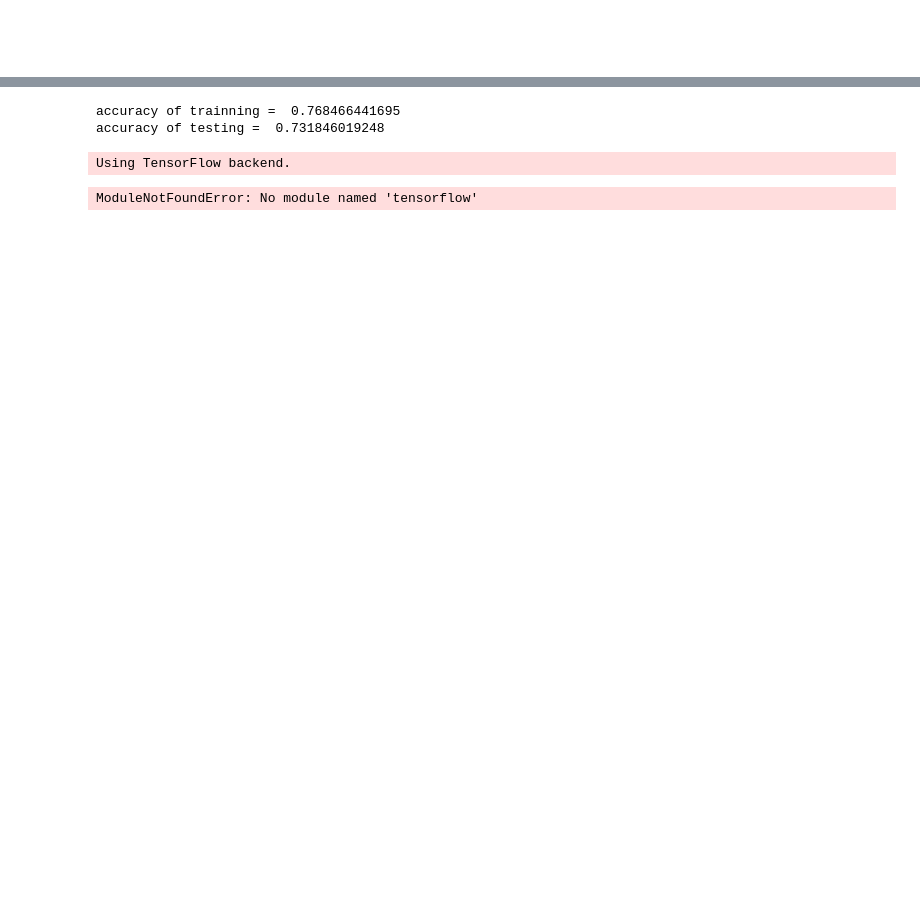
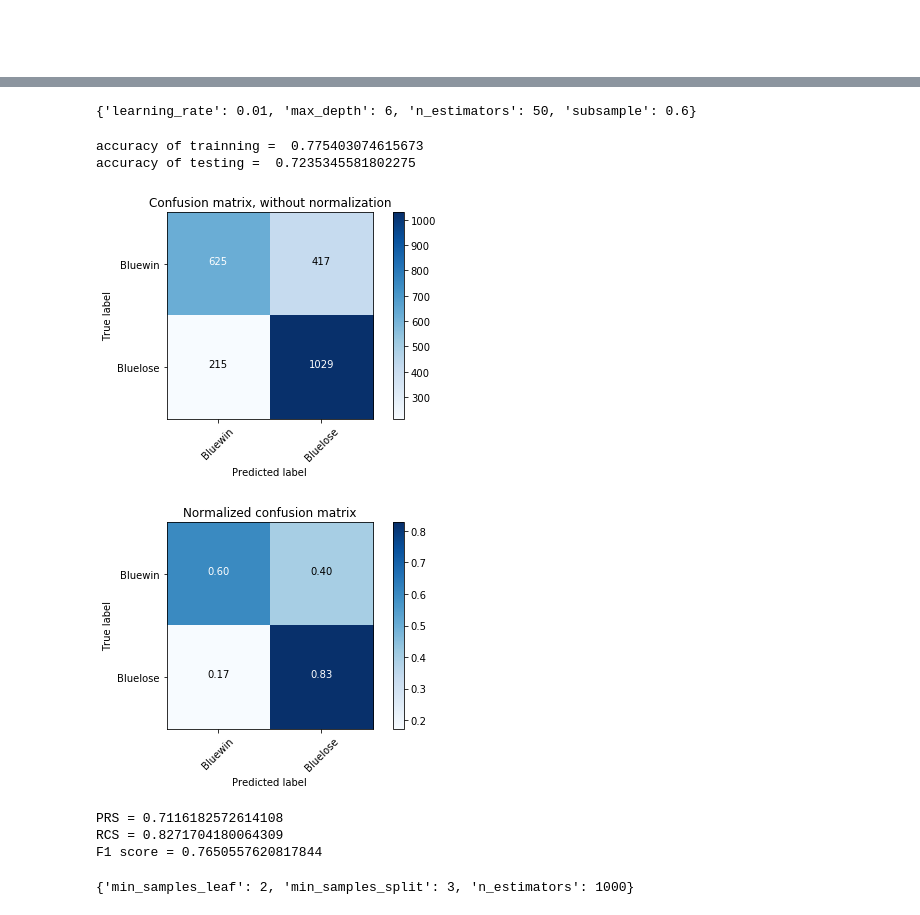
Before and after one commit to xiechenpku/PHBS_TQFML, a Jupyter notebook: Project/LOL.ipynb, the cells around one changed output, grey strips where cells are left out. Saved outputs shown, nothing was run; the diff lists cells and outputs as text; code cells hidden in the pictures; blank space fills up the shorter version.

```diff
--- a/Project/LOL.ipynb
+++ b/Project/LOL.ipynb
@@ -281,33 +379,44 @@ accuracy of testing =  0.698162729659
+# %%
+from xgboost.sklearn import XGBClassifier
+param_grids = {
+    'max_depth' : [6,9,12],
+    'learning_rate': [0.01, 0.02],
+    'n_estimators':[50,100],
+    'subsample':[0.6,0.8,1]
+}
+xgb_clf = XGBClassifier(learning_rate=0.01, n_estimators=50 , max_depth=6, min_child_weight=1,
+                        subsample=1, colsample_bytree=0.7,
+                        reg_alpha = 1, gamma=0.2,objective='binary:logistic',
+                        scale_pos_weight=1.2, silent=0, seed=1000)
+
+hyper_op(xgb_clf,param_grids,X_train = X_train)
+# %% [output]
+{'learning_rate': 0.01, 'max_depth': 6, 'n_estimators': 50, 'subsample': 0.6}
 # %%
 from xgboost.sklearn import XGBClassifier
-xgb_clf = XGBClassifier(learning_rate=0.1, n_estimators=50 , max_depth=4, min_child_weight=1,
+xgb_clf = XGBClassifier(learning_rate=0.01, n_estimators=50 , max_depth=6, min_child_weight=1,
                         subsample=0.6, colsample_bytree=0.7,
-                        reg_alpha = 1, gamma=0.02,objective='binary:logistic',
+                        reg_alpha = 1, gamma=0.2,objective='binary:logistic',
                         scale_pos_weight=1.2, silent=0, seed=1000)
 xgb_clf.fit(X_train,y_train)
-print('accuracy of trainning = ' ,xgb_clf.score(X_train,y_train))
-print('accuracy of testing = ' ,xgb_clf.score(X_test,y_test))
+
+plot_MO(xgb_clf,X_train,X_test)
 # %% [output]
-accuracy of trainning =  0.768466441695
-accuracy of testing =  0.731846019248
+accuracy of trainning =  0.775403074615673
+accuracy of testing =  0.7235345581802275
+[figure, added]
+[figure, added]
+PRS = 0.7116182572614108
+RCS = 0.8271704180064309
+F1 score = 0.7650557620817844
-# %%
-from keras import models, layers, regularizers
-
-def model_nn(droprate, neuron1, neuron2, optm, lr):
-    model = models.Sequential()
-    model.add(layers.Dense(neuron1, activation='relu', kernel_initializer='random_uniform',
-                           kernel_regularizer=regularizers.l2(lr), input_shape=(131,)))
-    model.add(layers.Dropout(droprate))
-    model.add(layers.Dense(neuron2, activation='relu'))
-    model.add(layers.Dropout(droprate))
-    model.add(layers.Dense(1, activation='sigmoid'))
-    model.compile(optimizer=optm, loss='binary_crossentropy', metrics=['accuracy'])
-    return model
-
-# 模型拟合
-my_weight={0:1,1:9}
-nn_clf = model_nn(0.25, 16, 16, 'RMSprop', 0.001)
-nn_ot = nn_clf.fit(X_train_pca, y_train, epochs=50, batch_size=5,verbose=1,class_weight=my_weight)
-# %% [output]
-Using TensorFlow backend.
-ModuleNotFoundError: No module named 'tensorflow'
+# %%
+param_grids = {
+    'min_samples_split': [3,5,10],
+    'n_estimators':[100,500,1000],
+    'min_samples_leaf':[2,4,6]
+}
+forest = RandomForestClassifier(n_estimators=500, min_samples_split=5,min_samples_leaf =2, class_weight= {1:0.456, 0:0.544},
+                                max_features = 'log2',n_jobs=8, criterion='gini',random_state = 1)
+hyper_op(forest,param_grids,X_train = X_train)
+# %% [output]
+{'min_samples_leaf': 2, 'min_samples_split': 3, 'n_estimators': 1000}
```
Also changed, not shown: parts of 26 cells of this notebook, 12 other files.
